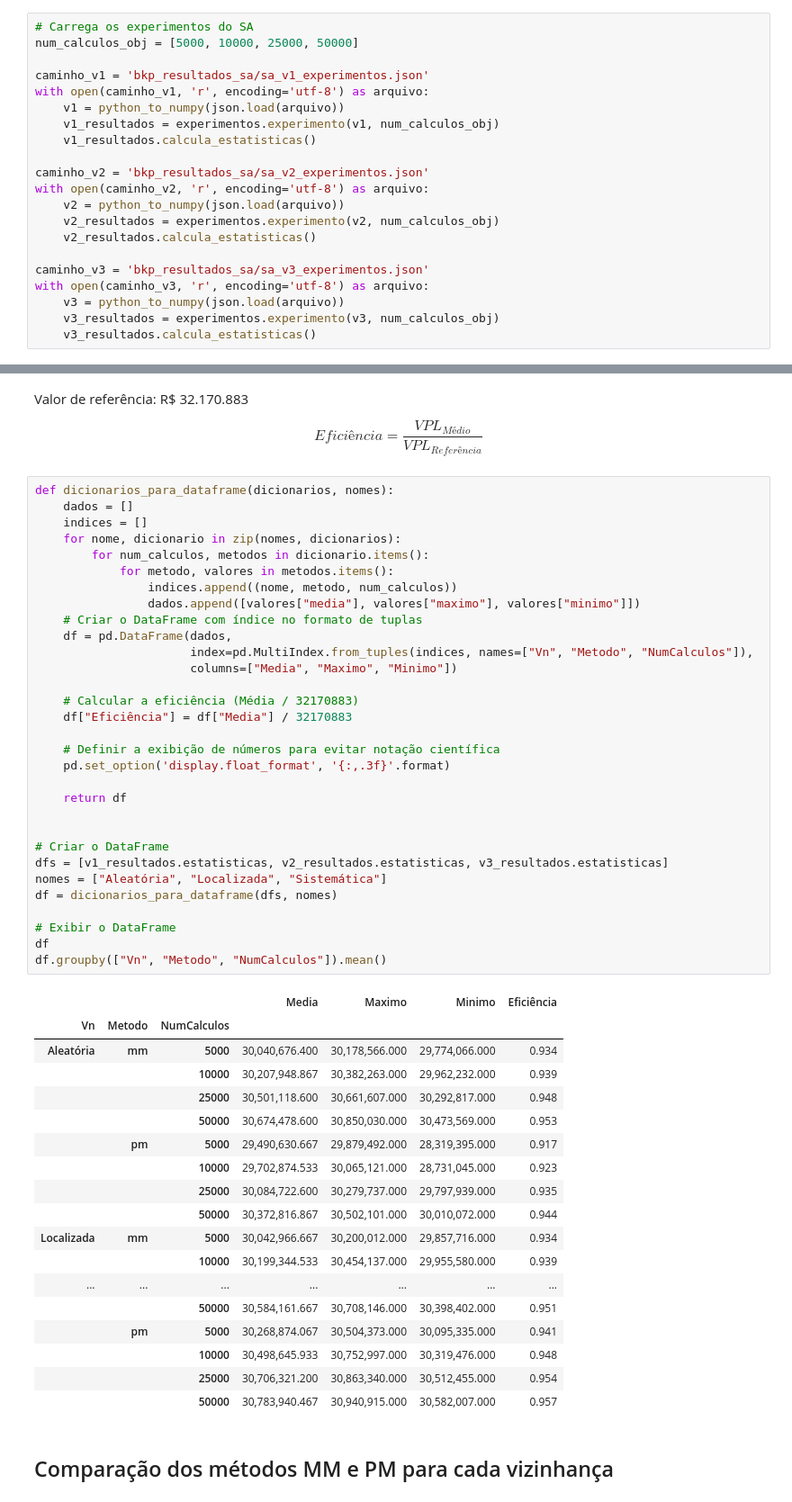
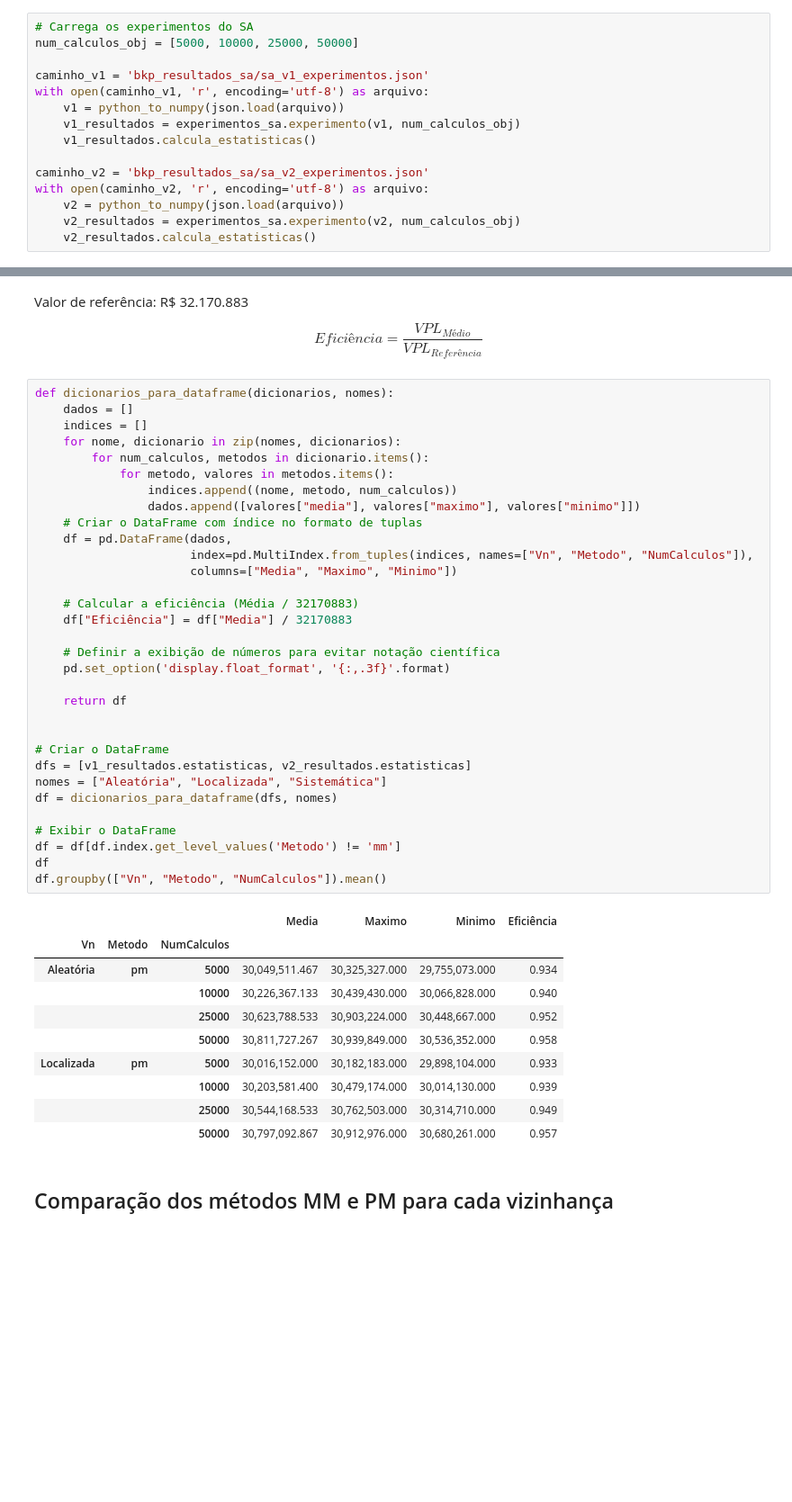
Before and after one commit to gabrielramos731/planejamento-florestal, a Jupyter notebook: T2-BH/T2/Simulated_annealing/resultados_sa.ipynb, the cells around one changed output, grey strips where cells are left out. Shown at 90% size. Drawn from its saved outputs; the diff is of its cells as text; blank space fills up the shorter version.

```diff
--- a/T2-BH/T2/Simulated_annealing/resultados_sa.ipynb
+++ b/T2-BH/T2/Simulated_annealing/resultados_sa.ipynb
@@ -39,20 +39,14 @@ num_calculos_obj = [5000, 10000, 25000, 50000]
 caminho_v1 = 'bkp_resultados_sa/sa_v1_experimentos.json'
 with open(caminho_v1, 'r', encoding='utf-8') as arquivo:
     v1 = python_to_numpy(json.load(arquivo))
-    v1_resultados = experimentos.experimento(v1, num_calculos_obj)
+    v1_resultados = experimentos_sa.experimento(v1, num_calculos_obj)
     v1_resultados.calcula_estatisticas()
 
 caminho_v2 = 'bkp_resultados_sa/sa_v2_experimentos.json'
 with open(caminho_v2, 'r', encoding='utf-8') as arquivo:
     v2 = python_to_numpy(json.load(arquivo))
-    v2_resultados = experimentos.experimento(v2, num_calculos_obj)
+    v2_resultados = experimentos_sa.experimento(v2, num_calculos_obj)
     v2_resultados.calcula_estatisticas()
-
-caminho_v3 = 'bkp_resultados_sa/sa_v3_experimentos.json'
-with open(caminho_v3, 'r', encoding='utf-8') as arquivo:
-    v3 = python_to_numpy(json.load(arquivo))
-    v3_resultados = experimentos.experimento(v3, num_calculos_obj)
-    v3_resultados.calcula_estatisticas()
 # %% [markdown]
 # Resultados Simulated Annealing
 # %% [markdown]
@@ -67,50 +61,43 @@ def dicionarios_para_dataframe(dicionarios, nomes):
     indices = []
     for nome, dicionario in zip(nomes, dicionarios):
         for num_calculos, metodos in dicionario.items():
             for metodo, valores in metodos.items():
                 indices.append((nome, metodo, num_calculos))
                 dados.append([valores["media"], valores["maximo"], valores["minimo"]])
     # Criar o DataFrame com índice no formato de tuplas
     df = pd.DataFrame(dados,
                       index=pd.MultiIndex.from_tuples(indices, names=["Vn", "Metodo", "NumCalculos"]),
                       columns=["Media", "Maximo", "Minimo"])
 
     # Calcular a eficiência (Média / 32170883)
     df["Eficiência"] = df["Media"] / 32170883
 
     # Definir a exibição de números para evitar notação científica
     pd.set_option('display.float_format', '{:,.3f}'.format)
 
     return df
 
 
 # Criar o DataFrame
-dfs = [v1_resultados.estatisticas, v2_resultados.estatisticas, v3_resultados.estatisticas]
+dfs = [v1_resultados.estatisticas, v2_resultados.estatisticas]
 nomes = ["Aleatória", "Localizada", "Sistemática"]
 df = dicionarios_para_dataframe(dfs, nomes)
 
 # Exibir o DataFrame
+df = df[df.index.get_level_values('Metodo') != 'mm']
 df
 df.groupby(["Vn", "Metodo", "NumCalculos"]).mean()
 # %% [output]
 |  |  |  | Media | Maximo | Minimo | Eficiência |
 | Vn | Metodo | NumCalculos |  |  |  |  |
-| Aleatória | mm | 5000 | 30,040,676.400 | 30,178,566.000 | 29,774,066.000 | 0.934 |
-|  |  | 10000 | 30,207,948.867 | 30,382,263.000 | 29,962,232.000 | 0.939 |
-|  |  | 25000 | 30,501,118.600 | 30,661,607.000 | 30,292,817.000 | 0.948 |
-|  |  | 50000 | 30,674,478.600 | 30,850,030.000 | 30,473,569.000 | 0.953 |
-|  | pm | 5000 | 29,490,630.667 | 29,879,492.000 | 28,319,395.000 | 0.917 |
-|  |  | 10000 | 29,702,874.533 | 30,065,121.000 | 28,731,045.000 | 0.923 |
-|  |  | 25000 | 30,084,722.600 | 30,279,737.000 | 29,797,939.000 | 0.935 |
-|  |  | 50000 | 30,372,816.867 | 30,502,101.000 | 30,010,072.000 | 0.944 |
-| Localizada | mm | 5000 | 30,042,966.667 | 30,200,012.000 | 29,857,716.000 | 0.934 |
-|  |  | 10000 | 30,199,344.533 | 30,454,137.000 | 29,955,580.000 | 0.939 |
-| ... | ... | ... | ... | ... | ... | ... |
-|  |  | 50000 | 30,584,161.667 | 30,708,146.000 | 30,398,402.000 | 0.951 |
-|  | pm | 5000 | 30,268,874.067 | 30,504,373.000 | 30,095,335.000 | 0.941 |
-|  |  | 10000 | 30,498,645.933 | 30,752,997.000 | 30,319,476.000 | 0.948 |
-|  |  | 25000 | 30,706,321.200 | 30,863,340.000 | 30,512,455.000 | 0.954 |
-|  |  | 50000 | 30,783,940.467 | 30,940,915.000 | 30,582,007.000 | 0.957 |
+| Aleatória | pm | 5000 | 30,049,511.467 | 30,325,327.000 | 29,755,073.000 | 0.934 |
+|  |  | 10000 | 30,226,367.133 | 30,439,430.000 | 30,066,828.000 | 0.940 |
+|  |  | 25000 | 30,623,788.533 | 30,903,224.000 | 30,448,667.000 | 0.952 |
+|  |  | 50000 | 30,811,727.267 | 30,939,849.000 | 30,536,352.000 | 0.958 |
+| Localizada | pm | 5000 | 30,016,152.000 | 30,182,183.000 | 29,898,104.000 | 0.933 |
+|  |  | 10000 | 30,203,581.400 | 30,479,174.000 | 30,014,130.000 | 0.939 |
+|  |  | 25000 | 30,544,168.533 | 30,762,503.000 | 30,314,710.000 | 0.949 |
+|  |  | 50000 | 30,797,092.867 | 30,912,976.000 | 30,680,261.000 | 0.957 |
 # %% [markdown]
 ## Comparação dos métodos MM e PM para cada vizinhança
 # %%
```
Also changed, not shown: parts of 5 cells of this notebook, 10 other files.
